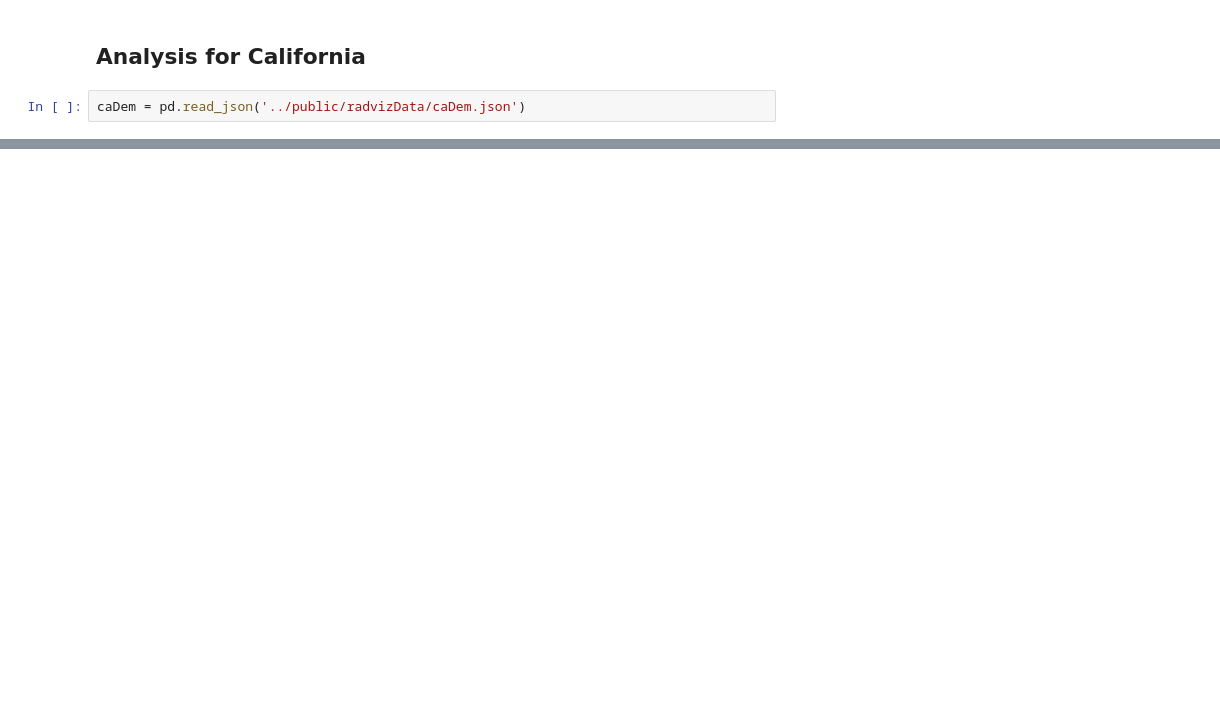
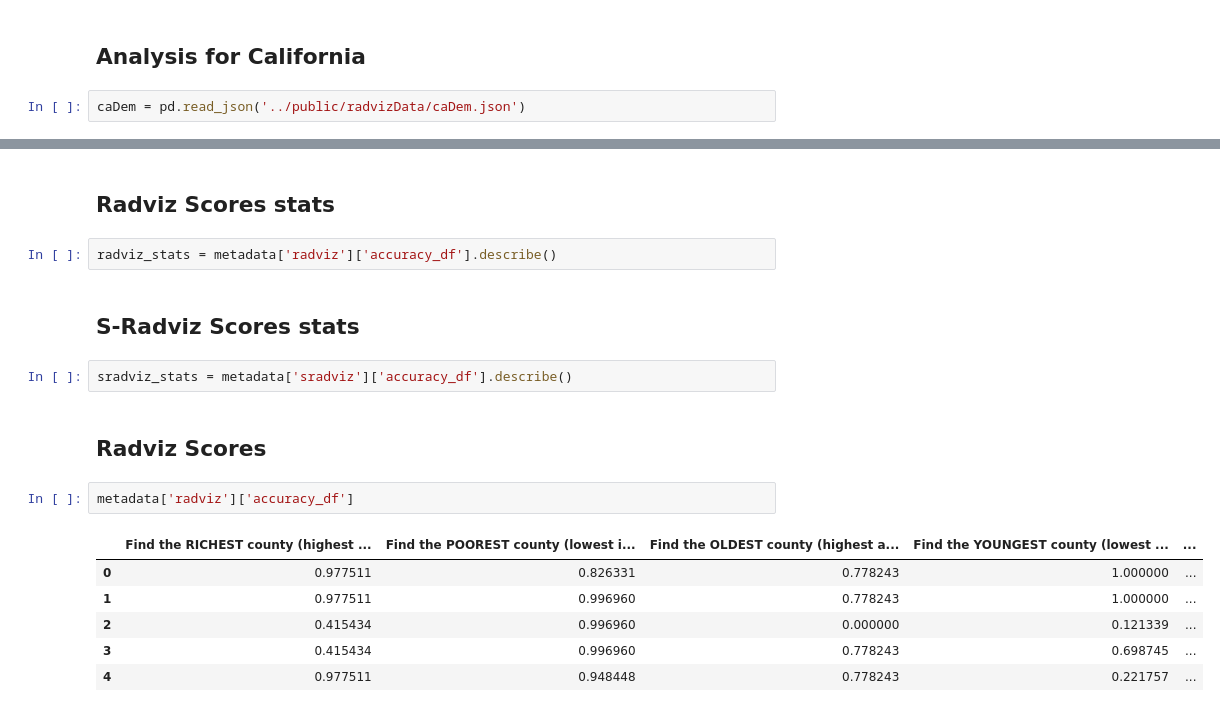
Before and after one commit to gzakhar/radviz-research, a Jupyter notebook: private/Quiz answers.ipynb, the cells around one changed output, grey strips where cells are left out. Cells and saved outputs as stored; diff of their text form; blank space fills up the shorter version.

```diff
--- a/private/Quiz answers.ipynb
+++ b/private/Quiz answers.ipynb
@@ -55,0 +173,19 @@ px.bar(caDem, x="county_name", y=attribute, width=1300 )
+# %% [markdown]
+## Radviz Scores stats
+# %%
+radviz_stats = metadata['radviz']['accuracy_df'].describe()
+# %% [markdown]
+## S-Radviz Scores stats
+# %%
+sradviz_stats = metadata['sradviz']['accuracy_df'].describe()
+# %% [markdown]
+## Radviz Scores
+# %%
+metadata['radviz']['accuracy_df']
+# %% [output]
+|  | Find the RICHEST county (highest ... | Find the POOREST county (lowest i... | Find the OLDEST county (highest a... | Find the YOUNGEST county (lowest ... | ... |
+| 0 | 0.977511 | 0.826331 | 0.778243 | 1.000000 | ... |
+| 1 | 0.977511 | 0.996960 | 0.778243 | 1.000000 | ... |
+| 2 | 0.415434 | 0.996960 | 0.000000 | 0.121339 | ... |
+| 3 | 0.415434 | 0.996960 | 0.778243 | 0.698745 | ... |
+| 4 | 0.977511 | 0.948448 | 0.778243 | 0.221757 | ... |
```
Also changed, not shown: parts of 19 cells of this notebook, 3 other files.
